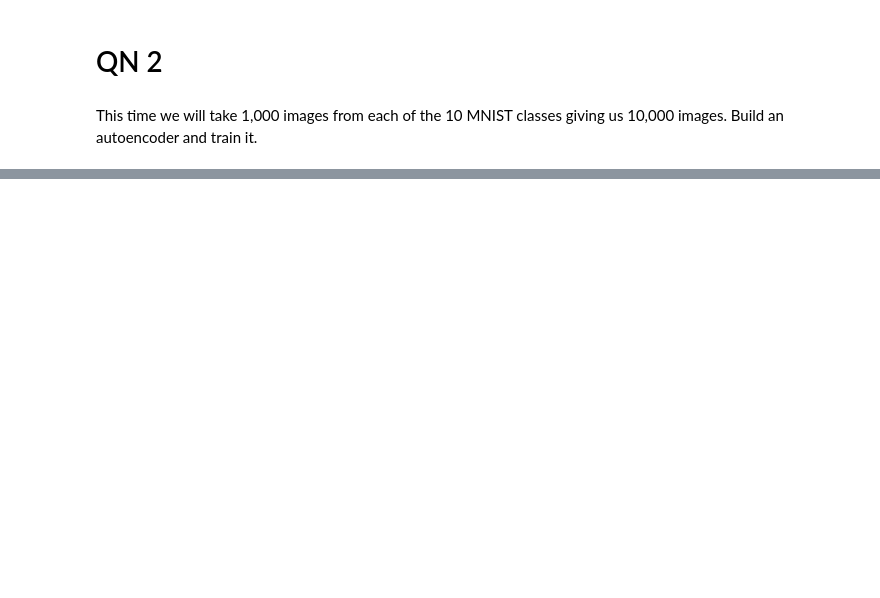
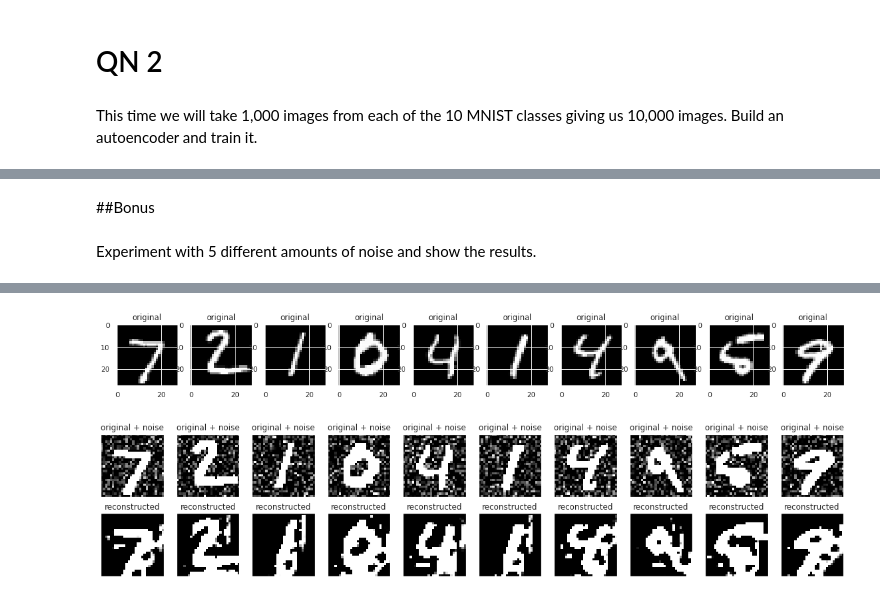
Before and after one commit to Rhitabrat/deep-learning-CS510, a Jupyter notebook: hw4/main.ipynb, the cells around one changed output, grey strips where cells are left out. Drawn from its saved outputs; the diff is of its cells as text; code cells hidden in the pictures; blank space fills up the shorter version.

Commit message:
all experiments done

```diff
--- a/hw4/main.ipynb
+++ b/hw4/main.ipynb
@@ -137,0 +307,7 @@ X_train_1000.shape
+# %% [markdown]
+##Bonus
+# %% [markdown]
+Experiment with 5 different amounts of noise and show the results.
+# %%
+de_noising(0.4)
+# %% [output]
@@ -137,0 +334,2 @@ X_train_1000.shape
+[figure, added]
+[figure, added]
```
Also changed, not shown: parts of 29 cells of this notebook.
